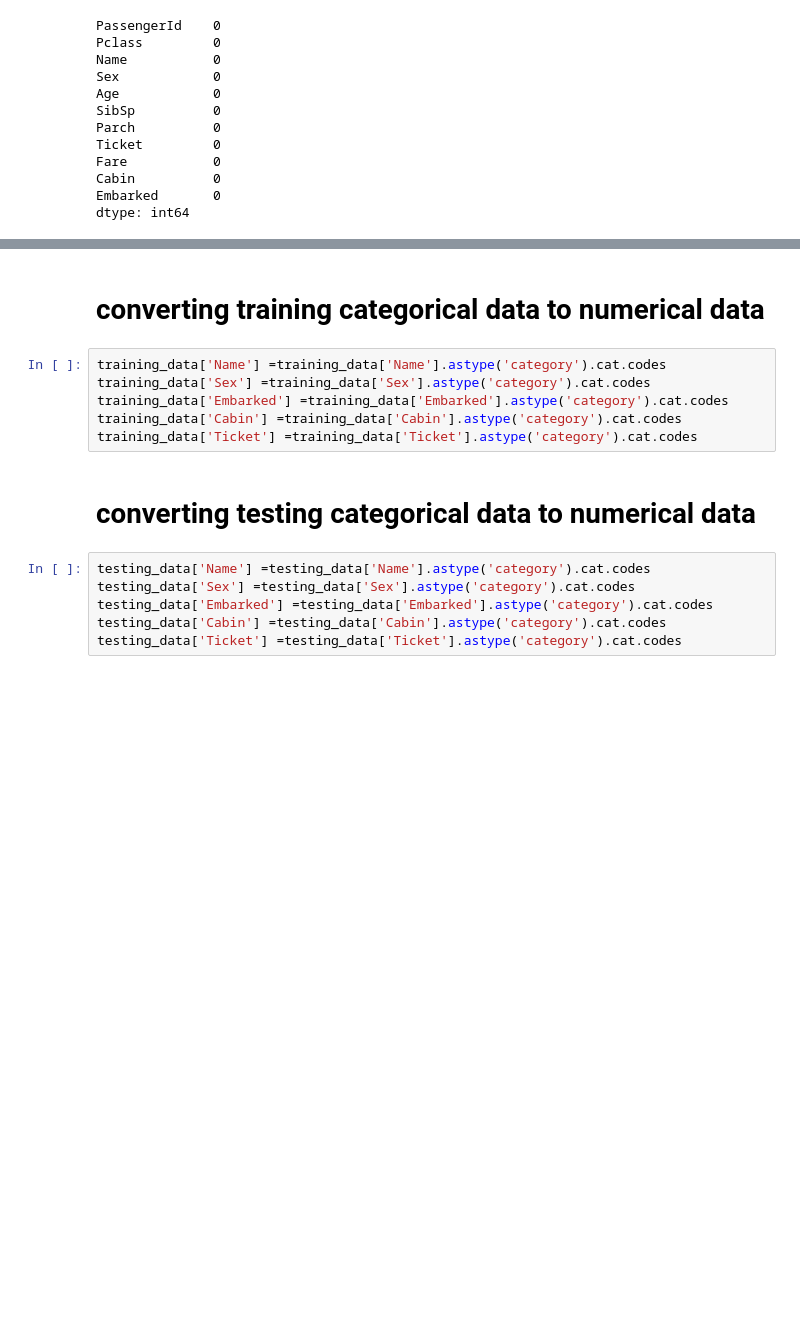
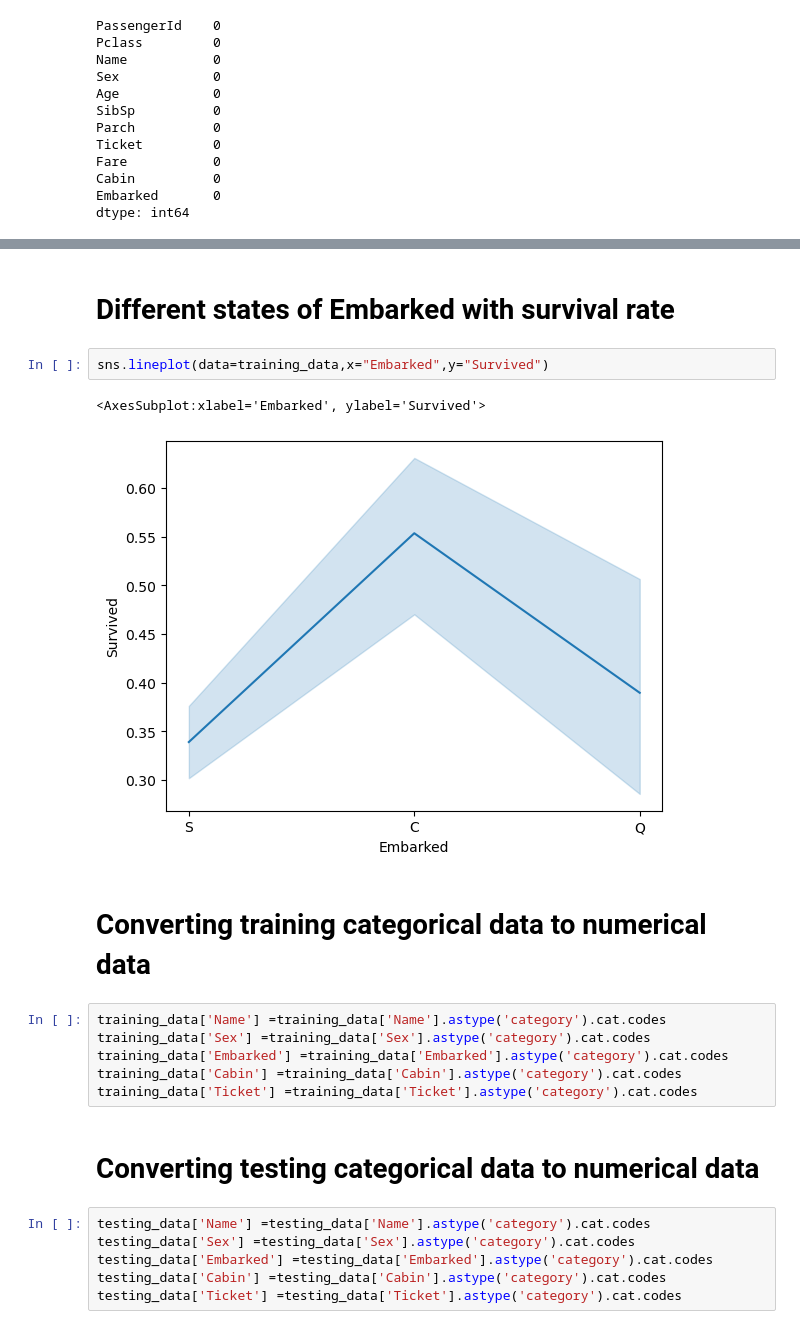
Before and after one commit to Moukthika1253/Mou_DataMining_TermProject, a Jupyter notebook: notebook4b6538a249.ipynb, the cells around one changed output, grey strips where cells are left out. Cells and saved outputs as stored; diff of their text form; blank space fills up the shorter version.

```diff
--- a/notebook4b6538a249.ipynb
+++ b/notebook4b6538a249.ipynb
@@ -143,5 +166,12 @@ dtype: int64
+# %% [markdown]
+# Different states of Embarked with survival rate
+# %%
+sns.lineplot(data=training_data,x="Embarked",y="Survived")
+# %% [output]
+<AxesSubplot:xlabel='Embarked', ylabel='Survived'>
+[figure, added]
 # %% [markdown]
-# converting training categorical data to numerical data
+# Converting training categorical data to numerical data
 # %%
 training_data['Name'] =training_data['Name'].astype('category').cat.codes
 training_data['Sex'] =training_data['Sex'].astype('category').cat.codes
@@ -149,7 +179,7 @@ training_data['Embarked'] =training_data['Embarked'].astype('category').cat.code
 training_data['Cabin'] =training_data['Cabin'].astype('category').cat.codes
 training_data['Ticket'] =training_data['Ticket'].astype('category').cat.codes
 # %% [markdown]
-# converting testing categorical data to numerical data
+# Converting testing categorical data to numerical data
 # %%
 testing_data['Name'] =testing_data['Name'].astype('category').cat.codes
 testing_data['Sex'] =testing_data['Sex'].astype('category').cat.codes
```
Also changed, not shown: parts of 64 cells of this notebook.
